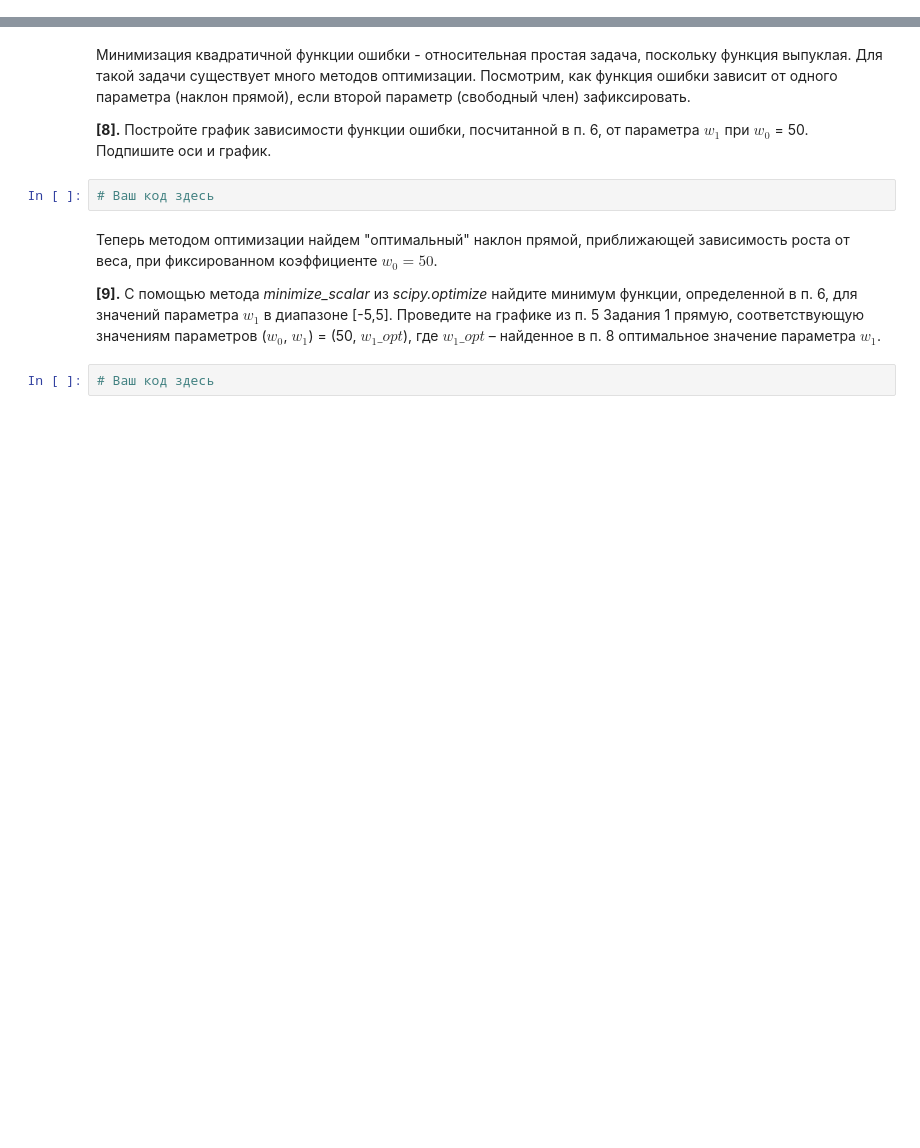
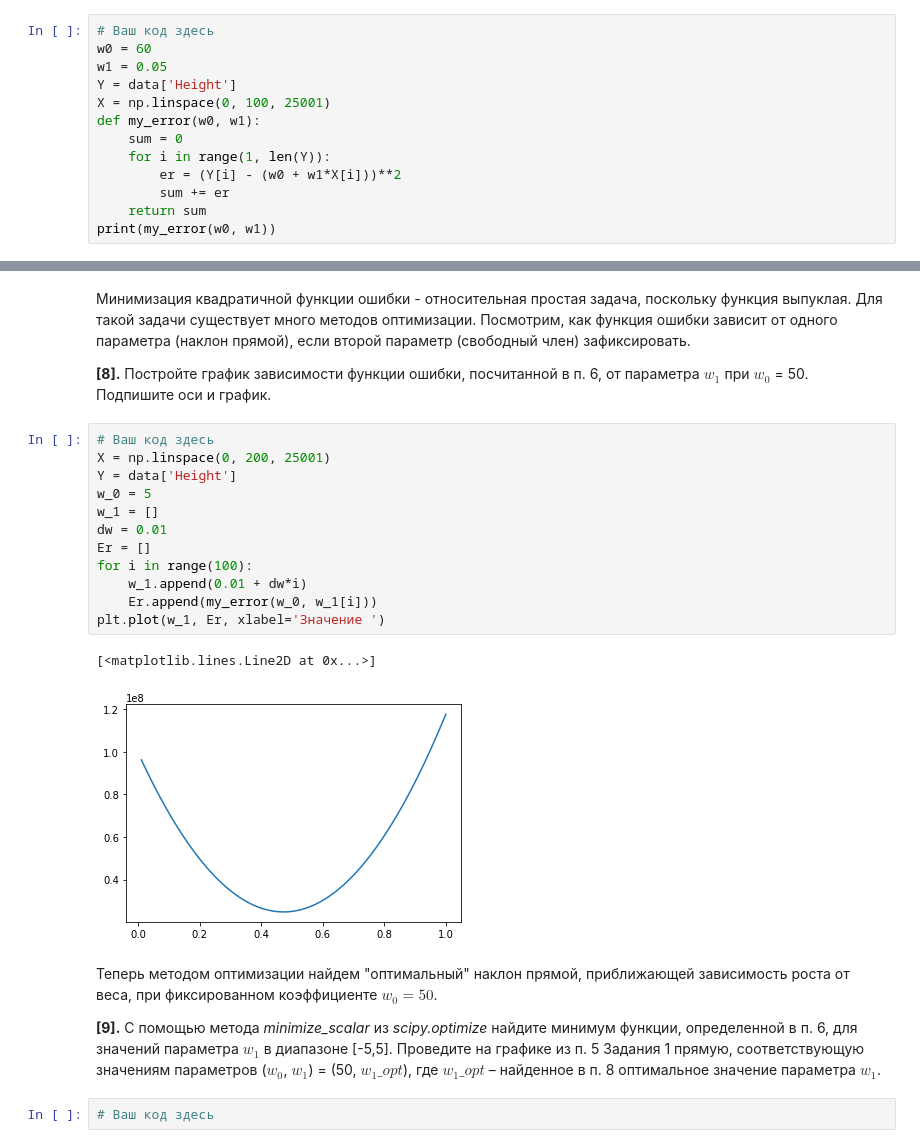
Before and after one commit to RBVV23/Coursera, a Jupyter notebook: Обучение на размеченных данных/Week_1/Линейная регрессия (рост_вес).ipynb, the cells around one changed output, grey strips where cells are left out. Cells and saved outputs as stored; diff of their text form; blank space fills up the shorter version.

```diff
--- a/Обучение на размеченных данных/Week_1/Линейная регрессия (рост_вес).ipynb
+++ b/Обучение на размеченных данных/Week_1/Линейная регрессия (рост_вес).ipynb
@@ -118,0 +132,13 @@ $$error(w_0, w_1) = \sum_{i=1}^n {(y_i - (w_0 + w_1 * x_i))}^2 $$
+# %%
+# Ваш код здесь
+w0 = 60
+w1 = 0.05
+Y = data['Height']
+X = np.linspace(0, 100, 25001)
+def my_error(w0, w1):
+    sum = 0
+    for i in range(1, len(Y)):
+        er = (Y[i] - (w0 + w1*X[i]))**2
+        sum += er
+    return sum
+print(my_error(w0, w1))
@@ -126,8 +169,21 @@ $$error(w_0, w_1) = \sum_{i=1}^n {(y_i - (w_0 + w_1 * x_i))}^2 $$
 Минимизация квадратичной функции ошибки - относительная простая задача, поскольку функция выпуклая. Для такой задачи существует много методов оптимизации. Посмотрим, как функция ошибки зависит от одного параметра (наклон прямой), если второй параметр (свободный член) зафиксировать.
 
 **[8].** Постройте график зависимости функции ошибки, посчитанной в п. 6, от параметра $w_1$ при $w_0$ = 50. Подпишите оси и график.
-# %%
-# Ваш код здесь
+# %%
+# Ваш код здесь
+X = np.linspace(0, 200, 25001)
+Y = data['Height']
+w_0 = 5
+w_1 = []
+dw = 0.01
+Er = []
+for i in range(100):
+    w_1.append(0.01 + dw*i)
+    Er.append(my_error(w_0, w_1[i]))
+plt.plot(w_1, Er, xlabel='Значение ')
+# %% [output]
+[<matplotlib.lines.Line2D at 0x...>]
+[figure, added]
 # %% [markdown]
 Теперь методом оптимизации найдем "оптимальный" наклон прямой, приближающей зависимость роста от веса, при фиксированном коэффициенте $w_0 = 50$.
 
```
Also changed, not shown: parts of 7 cells of this notebook, 1 other file.
